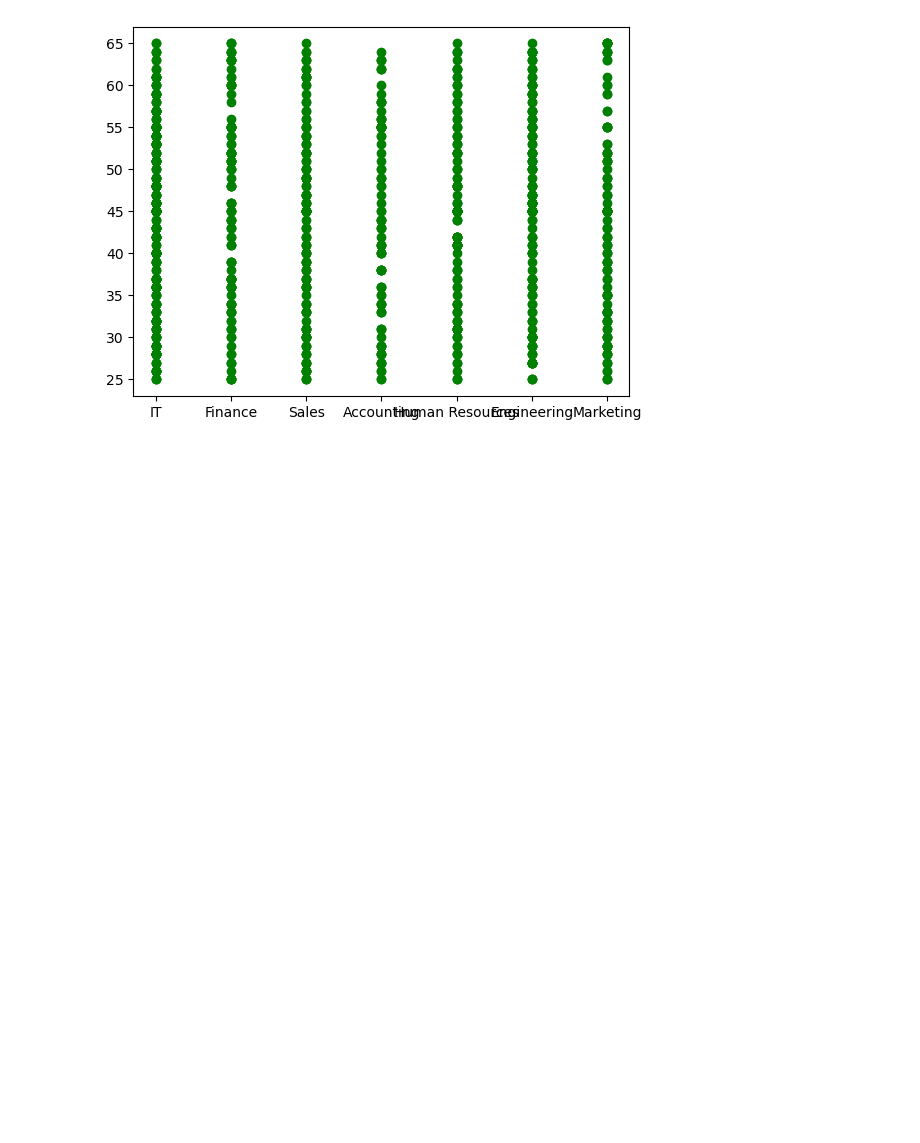
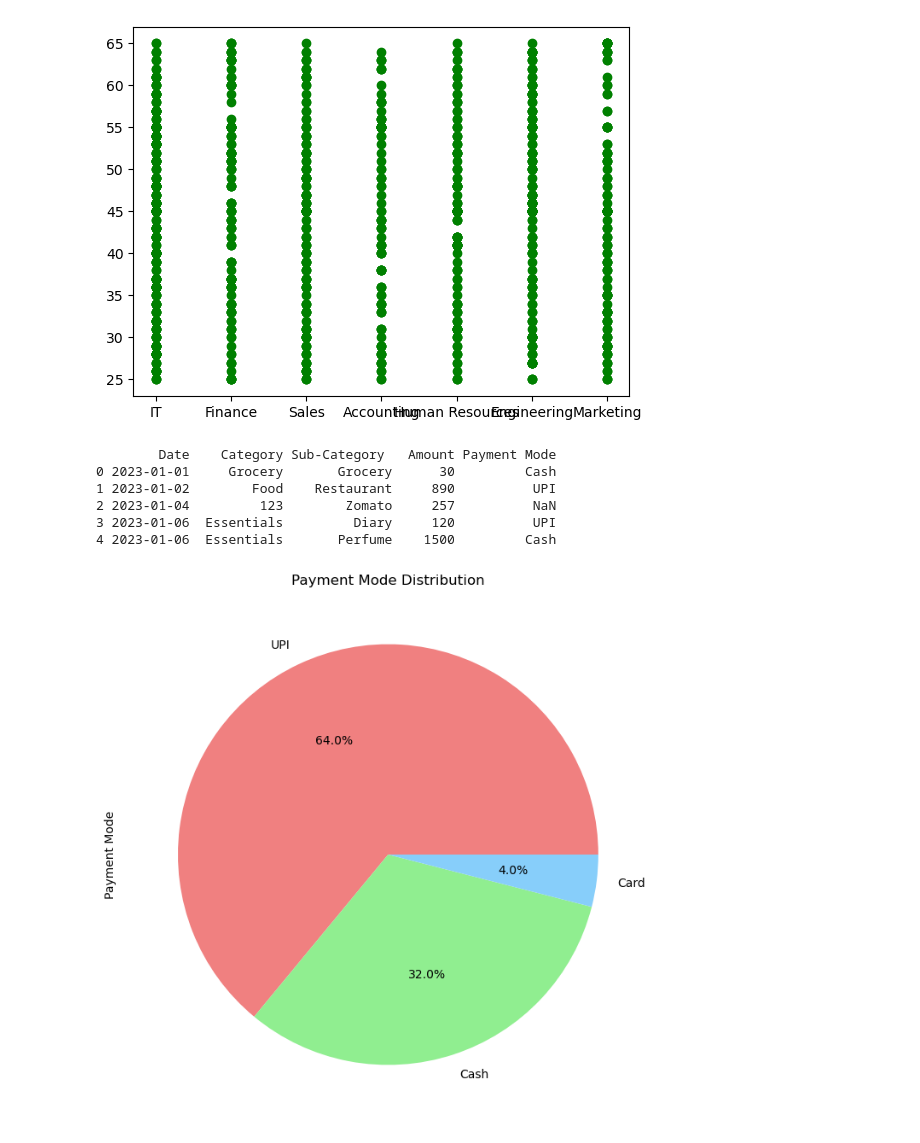
Before and after one commit to mustafaansarii/Python, a Jupyter notebook: Matplotlib/Scatter Plot.ipynb, the cells around one changed output. Drawn from its saved outputs; the diff is of its cells as text; code cells hidden in the pictures; blank space fills up the shorter version.

```diff
--- a/Matplotlib/Scatter Plot.ipynb
+++ b/Matplotlib/Scatter Plot.ipynb
@@ -105,3 +105,25 @@ plt.scatter(df["Department"],df["Age"],color="green")
 # %% [output]
 <matplotlib.collections.PathCollection at 0x...>
 [figure]
+# %%
+import pandas as pd
+import matplotlib.pyplot as plt
+
+df = pd.read_excel('expense3.xlsx')
+print(df.head())
+# %% [output]
+        Date    Category Sub-Category   Amount Payment Mode
+0 2023-01-01     Grocery       Grocery      30         Cash
+1 2023-01-02        Food    Restaurant     890          UPI
+2 2023-01-04         123        Zomato     257          NaN
+3 2023-01-06  Essentials         Diary     120          UPI
+4 2023-01-06  Essentials       Perfume    1500         Cash
+# %%
+# Plot a pie chart of Payment Mode distribution
+plt.figure(figsize=(8, 8))
+payment_mode_counts = df['Payment Mode'].value_counts()
+payment_mode_counts.plot(kind='pie', autopct='%1.1f%%', colors=['lightcoral', 'lightgreen', 'lightskyblue'])
+plt.title('Payment Mode Distribution')
+plt.show()
+# %% [output]
+[figure, added]
```
Also changed, not shown: parts of 1 cell of this notebook, 2 other files.
